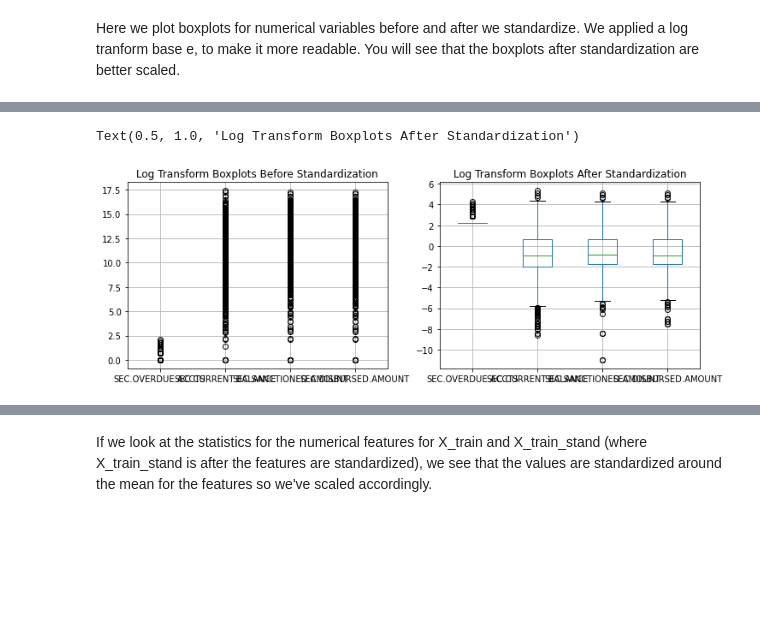
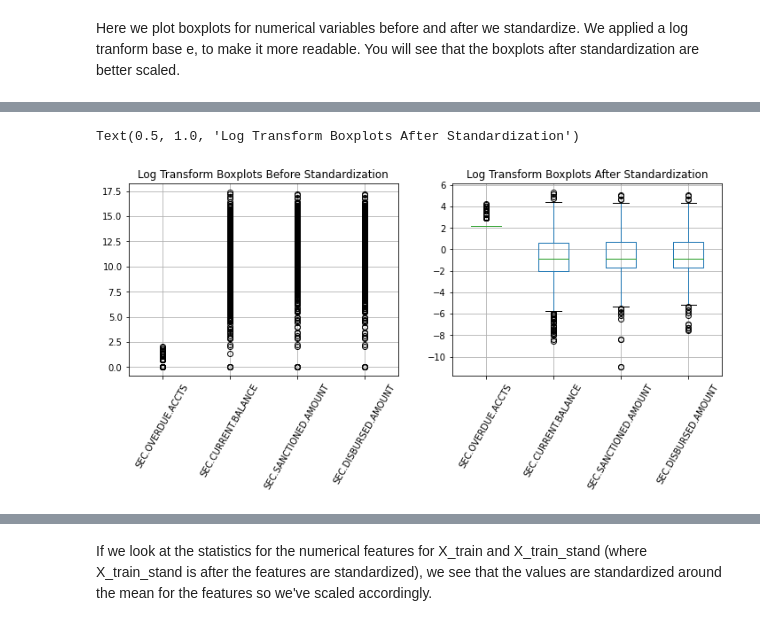
Before and after one commit to steviekwonders/Capstone-2, a Jupyter notebook: Preprocessing/Preprocessing.ipynb, the cells around one changed output, grey strips where cells are left out. Cells and saved outputs as stored; diff of their text form; code cells hidden in the pictures; blank space fills up the shorter version.

```diff
--- a/Preprocessing/Preprocessing.ipynb
+++ b/Preprocessing/Preprocessing.ipynb
@@ -204,15 +191,31 @@ VL_df_revised = pd.concat([VL_df_revised, dummies_CurrentPin], axis=1)
+# %%
+# List of categorical variables to convert to dummies
+dummies = ['branch_id','supplier_id', 'manufacturer_id', 'Current_pincode_ID', 'State_ID',
+             'Employee_code_ID', 'Aadhar_flag', 'PAN_flag', 'VoterID_flag', 'Driving_flag',
+            'Passport_flag', 'birth_year', 'birth_month', 'birth_day', 'Disbursal_year',
+            'Disbursal_month', 'Disbursal_day', 'AVG.ACCT.AGE', 'CRT.HISTORY.LENGTH']
+
+# List of prefixes for each new dummy variable column
+prefix = ['Branch_','Supp_', 'Manufact_', 'CurrPIN_ID_', 'state_', 'employee_', 'AadharFlag_',
+           'PANFlag_', 'VoterID_Flag_', 'DrivingFlag_', 'PassportFlag_', 'birthYR_',
+           'birthMN_', 'birthDY_', 'DisbursalYR_', 'DisbursalMN', 'DisbursalDY_', 'Avg.ACCT.Age_',
+           'Crdt.Hist.Length_']
+
+revised_dummies = []
+
+# Add converted dummy dataframes into list: revised_dummies
+for i in range(len(dummies)):
+    revised_dummies.append(pd.get_dummies(VL_df[dummies[i]], prefix=prefix[i]) )
 # %%
+### These categorical variables don't require prefixes when converted to dummies. Hence
+### they are converted uniquely.
+
 # Since employment types are given as strings not numbers, we will not specify a prefix.
 dummies_employment = pd.get_dummies(VL_df['Employment.Type'])
 # Want to specify other as other employment
 dummies_employment.rename(columns = {'Other':'Other Employment'}, inplace=True)
-VL_df_revised = pd.concat([VL_df_revised, dummies_employment], axis=1)
+revised_dummies.append(dummies_employment)  # append to revised_dummies list
 
-dummies_state = pd.get_dummies(VL_df['State_ID'], prefix='state_')
-VL_df_revised = pd.concat([VL_df_revised, dummies_state], axis=1)
-
-dummies_employee = pd.get_dummies(VL_df['Employee_code_ID'], prefix='employee_')
-VL_df_revised = pd.concat([VL_df_revised, dummies_employee], axis=1)
-
-dummies_AadharFlag = pd.get_dummies(VL_df['Aadhar_flag'], prefix='AadharFlag_')
-VL_df_revised = pd.concat([VL_df_revised, dummies_AadharFlag], axis=1)
+# Since PERFORM_CNS.SCORE.DESCRIPTION is given as strings not numbers, we will not specify a prefix.
+dummies_PERFORM_CNS = pd.get_dummies(VL_df['PERFORM_CNS.SCORE.DESCRIPTION'])
+revised_dummies.append(dummies_PERFORM_CNS)  # append to revised_dummies list
@@ -259 +222,7 @@ VL_df_revised = pd.concat([VL_df_revised, dummies_CRT_Hist], axis=1)
+# %%
+### Concat dummy dataframes in the list to one large dataframe: revised_dummies_df
+revised_dummies_df = pd.concat(revised_dummies, axis = 1)
+# %%
+### Concat the original dataframe Vl_df to our revised_dummies_df
+VL_df_revised = pd.concat([VL_df, revised_dummies_df], axis=1)
 # %%
@@ -368,18 +345,20 @@ Text(0.5, 1.0, 'Log Transform Boxplots After Standardization')
 # %%
 ## Boxplots Before and After Standardization: 'SEC.OVERDUE.ACCTS',
 ## 'SEC.CURRENT.BALANCE', 'SEC.SANCTIONED.AMOUNT',
 ## and 'SEC.DISBURSED.AMOUNT'
 plt.subplots(1,2,figsize=(12,4))
 plt.subplot(1,2,1)
 ax = np.log(X_train[num_cols[12:16]]).boxplot()
+ax.set_xticklabels(ax.get_xticklabels(),rotation=60)
 ax.set_title('Log Transform Boxplots Before Standardization')
 
 plt.subplot(1,2,2)
 ax = np.log(X_train_stand[num_cols[12:16]]).boxplot()
+ax.set_xticklabels(ax.get_xticklabels(),rotation=60)
 ax.set_title('Log Transform Boxplots After Standardization')
 # %% [output]
 Text(0.5, 1.0, 'Log Transform Boxplots After Standardization')
-[figure, old version]
+[figure, new version]
 # %%
 ## Boxplots Before and After Standardization: 'PRIMARY.INSTAL.AMT',
 ## 'SEC.INSTAL.AMT', 'NEW.ACCTS.IN.LAST.SIX.MONTHS',
```
Also changed, not shown: parts of 12 cells of this notebook.
